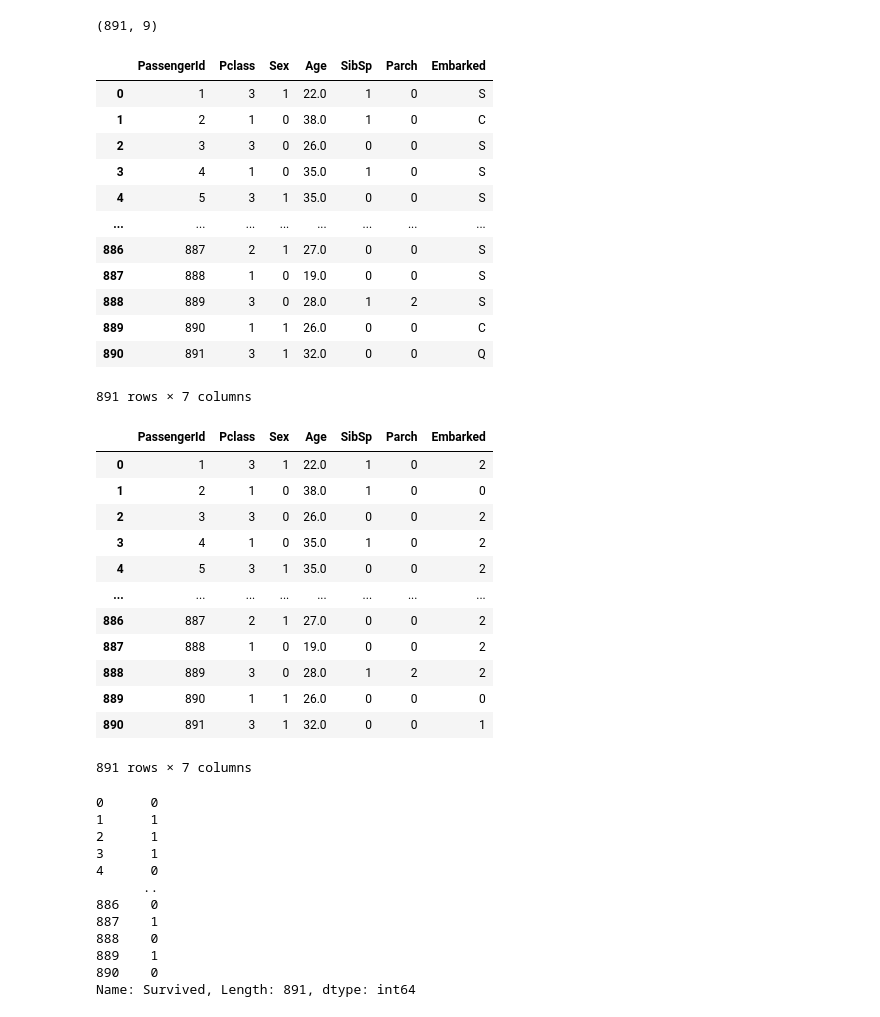
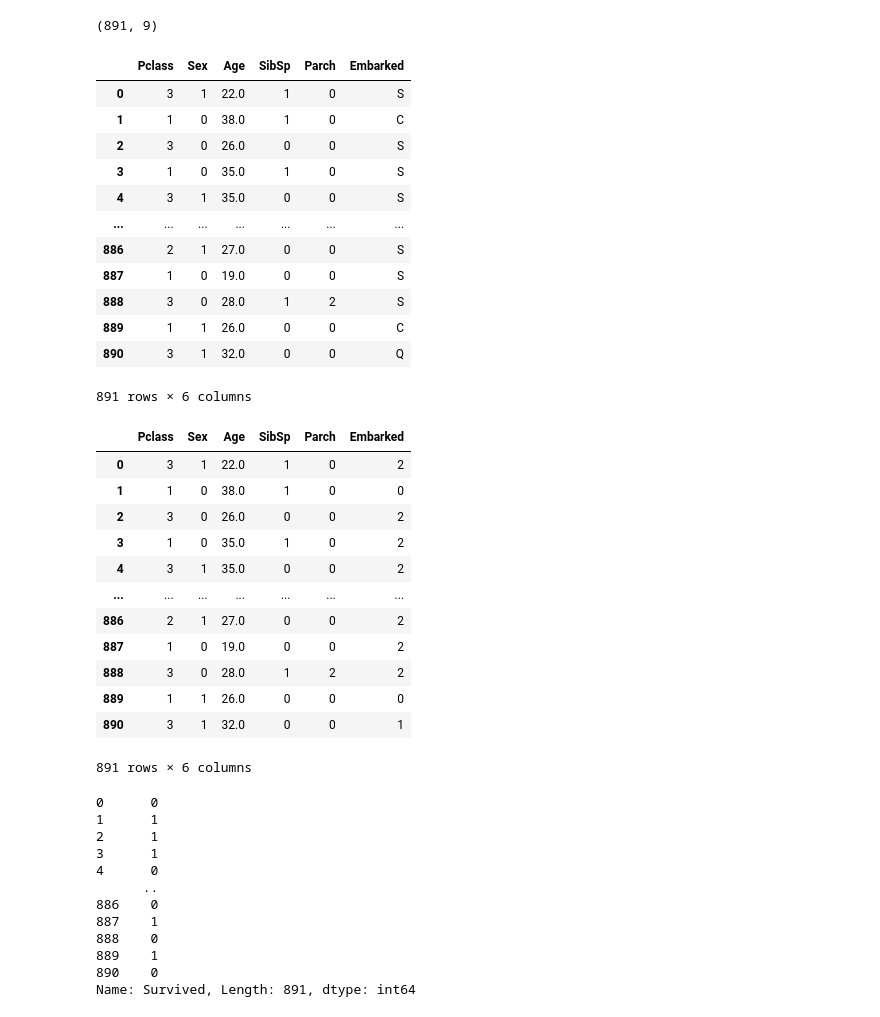
Before and after one commit to bkrroy/SinkingTitanic, a Jupyter notebook: titanicSinking.ipynb, the cells around one changed output. Saved outputs shown, nothing was run; the diff lists cells and outputs as text; code cells hidden in the pictures.

```diff
--- a/titanicSinking.ipynb
+++ b/titanicSinking.ipynb
@@ -4,4 +4,6 @@ import numpy as np
 import matplotlib.pyplot as plt
 # %%
 dataset = pd.read_csv('train.csv')
-X = dataset.loc[:,['PassengerId', 'Pclass', 'Sex', 'Age', 'SibSp', 'Parch','Embarked']]
+X = dataset.loc[:,['Pclass', 'Sex', 'Age', 'SibSp', 'Parch','Embarked']]
+#'PassengerId',
+dataset
@@ -8,7 +24,7 @@ X = dataset.loc[:,['PassengerId', 'Pclass', 'Sex', 'Age', 'SibSp', 'Parch','Emba
 # %%
 from sklearn.preprocessing import LabelEncoder
 le = LabelEncoder()
-X.iloc[:,2] = le.fit_transform(X.iloc[:,2])
+X.iloc[:,1] = le.fit_transform(X.iloc[:,1])
 # %%
 X
 # %% [output]
@@ -73,19 +89,19 @@ dataset.shape
 X['Age'] = X['Age'].fillna(X['Age'].median())
 X
 # %% [output]
-|  | PassengerId | Pclass | Sex | Age | SibSp | Parch | Embarked |
-| 0 | 1 | 3 | 1 | 22.0 | 1 | 0 | S |
-| 1 | 2 | 1 | 0 | 38.0 | 1 | 0 | C |
-| 2 | 3 | 3 | 0 | 26.0 | 0 | 0 | S |
-| 3 | 4 | 1 | 0 | 35.0 | 1 | 0 | S |
-| 4 | 5 | 3 | 1 | 35.0 | 0 | 0 | S |
-| ... | ... | ... | ... | ... | ... | ... | ... |
-| 886 | 887 | 2 | 1 | 27.0 | 0 | 0 | S |
-| 887 | 888 | 1 | 0 | 19.0 | 0 | 0 | S |
-| 888 | 889 | 3 | 0 | 28.0 | 1 | 2 | S |
-| 889 | 890 | 1 | 1 | 26.0 | 0 | 0 | C |
-| 890 | 891 | 3 | 1 | 32.0 | 0 | 0 | Q |
+|  | Pclass | Sex | Age | SibSp | Parch | Embarked |
+| 0 | 3 | 1 | 22.0 | 1 | 0 | S |
+| 1 | 1 | 0 | 38.0 | 1 | 0 | C |
+| 2 | 3 | 0 | 26.0 | 0 | 0 | S |
+| 3 | 1 | 0 | 35.0 | 1 | 0 | S |
+| 4 | 3 | 1 | 35.0 | 0 | 0 | S |
+| ... | ... | ... | ... | ... | ... | ... |
+| 886 | 2 | 1 | 27.0 | 0 | 0 | S |
+| 887 | 1 | 0 | 19.0 | 0 | 0 | S |
+| 888 | 3 | 0 | 28.0 | 1 | 2 | S |
+| 889 | 1 | 1 | 26.0 | 0 | 0 | C |
+| 890 | 3 | 1 | 32.0 | 0 | 0 | Q |
-891 rows × 7 columns
+891 rows × 6 columns
 # %%
 #removing all the null values from the emarked column
 for i in range(891):
@@ -94,29 +110,29 @@ for i in range(891):
 X.Embarked = X.Embarked.astype(str)
 # %%
 emb = LabelEncoder()
-X.iloc[:,6] = emb.fit_transform(X.iloc[:,6])
+X.iloc[:,5] = emb.fit_transform(X.iloc[:,5])
 X
 
 #Performing OneHotEncoding on Embarked
 #from sklearn.compose import ColumnTransformer
 #from sklearn.preprocessing import OneHotEncoder
 #ct = ColumnTransformer(transformers=[('encoder', OneHotEncoder(), [6])], remainder='passthrough')
 #X = np.array(ct.fit_transform(X))
 #X
 # %% [output]
-|  | PassengerId | Pclass | Sex | Age | SibSp | Parch | Embarked |
-| 0 | 1 | 3 | 1 | 22.0 | 1 | 0 | 2 |
-| 1 | 2 | 1 | 0 | 38.0 | 1 | 0 | 0 |
-| 2 | 3 | 3 | 0 | 26.0 | 0 | 0 | 2 |
-| 3 | 4 | 1 | 0 | 35.0 | 1 | 0 | 2 |
-| 4 | 5 | 3 | 1 | 35.0 | 0 | 0 | 2 |
-| ... | ... | ... | ... | ... | ... | ... | ... |
-| 886 | 887 | 2 | 1 | 27.0 | 0 | 0 | 2 |
-| 887 | 888 | 1 | 0 | 19.0 | 0 | 0 | 2 |
-| 888 | 889 | 3 | 0 | 28.0 | 1 | 2 | 2 |
-| 889 | 890 | 1 | 1 | 26.0 | 0 | 0 | 0 |
-| 890 | 891 | 3 | 1 | 32.0 | 0 | 0 | 1 |
+|  | Pclass | Sex | Age | SibSp | Parch | Embarked |
+| 0 | 3 | 1 | 22.0 | 1 | 0 | 2 |
+| 1 | 1 | 0 | 38.0 | 1 | 0 | 0 |
+| 2 | 3 | 0 | 26.0 | 0 | 0 | 2 |
+| 3 | 1 | 0 | 35.0 | 1 | 0 | 2 |
+| 4 | 3 | 1 | 35.0 | 0 | 0 | 2 |
+| ... | ... | ... | ... | ... | ... | ... |
+| 886 | 2 | 1 | 27.0 | 0 | 0 | 2 |
+| 887 | 1 | 0 | 19.0 | 0 | 0 | 2 |
+| 888 | 3 | 0 | 28.0 | 1 | 2 | 2 |
+| 889 | 1 | 1 | 26.0 | 0 | 0 | 0 |
+| 890 | 3 | 1 | 32.0 | 0 | 0 | 1 |
-891 rows × 7 columns
+891 rows × 6 columns
 # %%
 y = dataset.iloc[:,1]
 y
```
Also changed, not shown: parts of 29 cells of this notebook.
